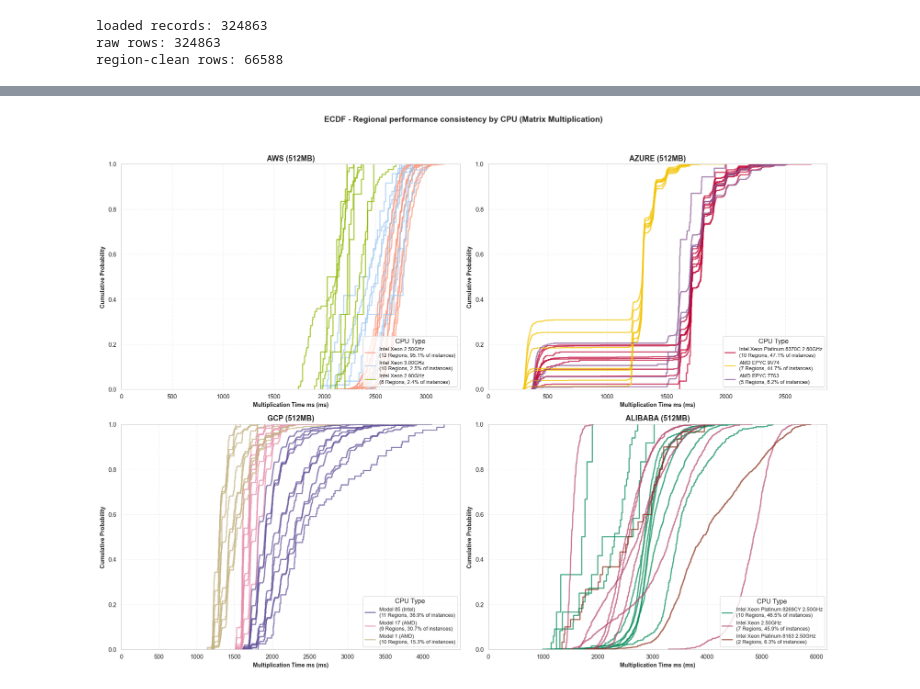
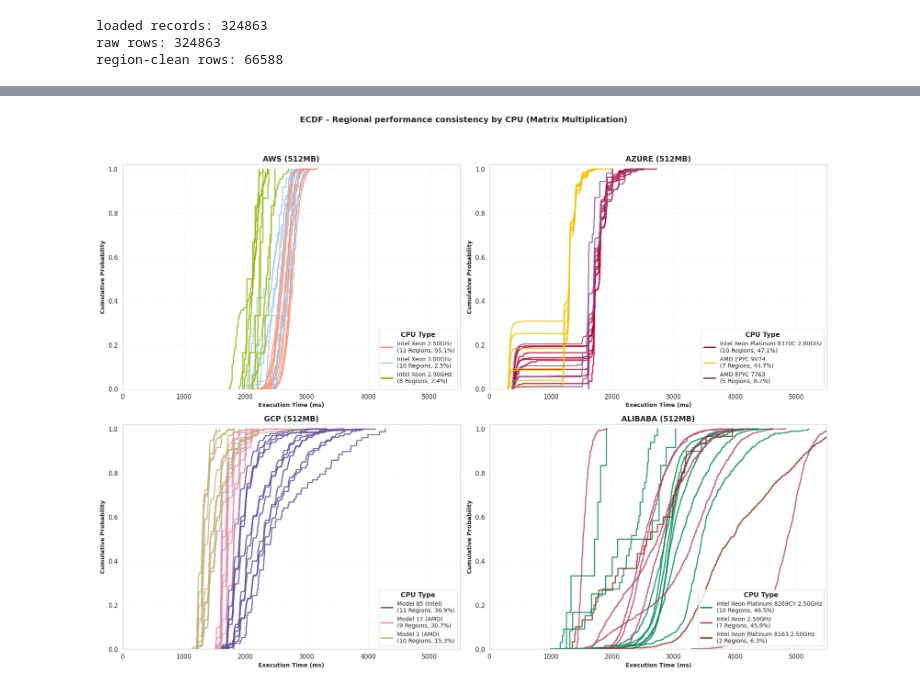
Before and after one commit to Persists/classifaas-results, a Jupyter notebook: stage_a.ipynb, the cells around one changed output, grey strips where cells are left out. Cells and saved outputs as stored; diff of their text form; code cells hidden in the pictures.

```diff
--- a/stage_a.ipynb
+++ b/stage_a.ipynb
@@ -227,8 +164,8 @@ def create_regional_performance_lollipop(
     n_regions = len(regions_sorted)
     fig, (ax1, ax2, ax3) = plt.subplots(
         1, 3,
-        figsize=(16, max(6, n_regions * 0.55)),
-        gridspec_kw={"width_ratios": [1.2, 0.6, 1]},
+        figsize=(12, max(6, n_regions * 0.55)),
+        gridspec_kw={"width_ratios": [1, 0.8, 1]},
     )
     y_pos = np.arange(n_regions)
     bar_height = 0.65
@@ -289,7 +226,7 @@ def create_regional_performance_lollipop(
                 ax3.text(
                     left[i] + v / 2,
                     y_pos[i] ,  # Use y_pos directly
-                    f"{v:.0f}",
+                    f"{v:.00f}",
                     ha="center",
                     va="center_baseline",
                     fontweight="bold",
@@ -310,9 +247,10 @@ def create_regional_performance_lollipop(
 
     # Legend & title
     handles, labels = ax3.get_legend_handles_labels()
-    fig.legend(handles, labels, title="CPU Type", loc="lower center", bbox_to_anchor=(0.5, -0.02), ncol=min(4, len(handles)), fontsize=10)
+    leg = fig.legend(handles, labels, title="CPU Type", loc="lower center", bbox_to_anchor=(0.5, -0.02), ncol=min(4, len(handles)), fontsize=10)
+    leg.get_title().set_fontweight("bold")
+
     fig.suptitle(f"{provider.upper()} – Regional Performance & CPU Heterogeneity ({memory_size} MB)", fontsize=14, fontweight="bold", y=0.98)
-
     plt.tight_layout(rect=[0, 0.08, 1, 0.95])
 
     # Save
@@ -346,6 +284,7 @@ import pandas as pd
 import seaborn as sns
 import matplotlib.pyplot as plt
 import numpy as np
+from matplotlib.lines import Line2D
 
 from helpers.benchmark import metric_for_benchmark
 from helpers.cpus import shorten_cpu_name, get_cpu_palette
@@ -387,12 +326,7 @@ def plot_cpu_consistency_ecdf_raw(
     show: bool = True,
 ):
     """
-    ECDF plots (RAW): each line is one CPU type in one region, using ALL warm invocation values.
-
-    - Expects df already region-cleaned (CPU normalized, warm-only, complete groups, Tukey done per region).
-    - Does NOT call filter_cpu_data().
-    - Does NOT aggregate per instance (no mean/median).
-    - Uses get_cpu_palette(...) for consistent CPU colors (same style as your 3-panel plot).
+    ECDF plots using sns.ecdfplot: each line is one CPU type in one region.
     """
 
     if providers is None:
@@ -401,7 +335,6 @@ def plot_cpu_consistency_ecdf_raw(
         memory_configs = {p: 512 for p in providers}
 
     metric = metric_for_benchmark(benchmark_type)
-    metric_label = metric.replace("_", " ").title().replace("Ms", "ms")
 
     n = len(providers)
     ncols = 2
@@ -437,17 +370,16 @@ def plot_cpu_consistency_ecdf_raw(
             ax.axis("off")
             continue
 
-        # consistent CPU colors (like your 3-panel plot)
+        # consistent CPU colors
         cpu_colors = get_cpu_palette(top_cpus, provider=provider)
 
         # axis limits
         xmax = df_prov.loc[df_prov["cpu_type"].isin(top_cpus), metric].max()
         ax.set_xlim(0, xmax * 1.05 if pd.notna(xmax) and xmax > 0 else None)
-        ax.set_ylim(0, 1)
+        ax.set_ylim(0, 1.02)
 
-        lines_for_legend = []
-        labels_for_legend = []
         total_instances = df_prov["instance_id"].nunique()
+        legend_elements = []
 
         for cpu_name in top_cpus:
             cpu_data = df_prov[df_prov["cpu_type"] == cpu_name]
@@ -459,43 +391,43 @@ def plot_cpu_consistency_ecdf_raw(
             cpu_clean = shorten_cpu_name(cpu_name)
             color = cpu_colors.get(cpu_name, "#7f8c8d")
 
-            added_to_legend = False
-
+            # Plot each region as separate ECDF line (same color)
             for region in regions:
-                r_vals = (
-                    cpu_data.loc[cpu_data["region"] == region, metric]
-                    .dropna()
-                    .sort_values()
-                    .values
-                )
-                if len(r_vals) < 5:
+                region_data = cpu_data[cpu_data["region"] == region]
+                if len(region_data) < 5:
                     continue
 
-                # ECDF step plot starting at y=0
-                y_ecdf = np.arange(1, len(r_vals) + 1) / len(r_vals)
-                x_step = np.concatenate(([r_vals[0]], r_vals))
-                y_step = np.concatenate(([0.0], y_ecdf))
+                sns.ecdfplot(
+                    data=region_data,
+                    x=metric,
+                    color=color,
+                    alpha=0.8,
+                    linewidth=2,
+                    ax=ax,
+                    legend=False
+                )
 
-                line = ax.step(x_step, y_step, where="post", color=color, alpha=0.7, linewidth=2)[0]
+            # Add to custom legend
+            legend_elements.append(
+                Line2D([0], [0], color=color, linewidth=2.5,
+                       label=f"{cpu_clean}\n({len(regions)} Regions, {share:.1f}%)")
+            )
 
-                if not added_to_legend:
-                    lines_for_legend.append(line)
-                    labels_for_legend.append(f"{cpu_clean}\n({len(regions)} Regions, {share:.1f}% of instances)")
-                    added_to_legend = True
-
-        if lines_for_legend:
-            ax.legend(
-                lines_for_legend,
-                labels_for_legend,
+        if legend_elements:
+            leg = ax.legend(
+                handles=legend_elements,
                 title="CPU Type",
-                fontsize=9,
+                fontsize=10,
                 loc="lower right",
             )
+            leg.get_title().set_fontweight("bold")
 
+        ax.set_xlim(0, 5500)
         ax.set_title(f"{provider.upper()} ({memory_size}MB)", fontweight="bold", fontsize=13)
-        ax.set_xlabel(f"{metric_label} (ms)", fontweight="bold", fontsize=10)
+        ax.set_xlabel("Execution Time (ms)", fontweight="bold", fontsize=10)
         ax.set_ylabel("Cumulative Probability", fontweight="bold", fontsize=10)
         ax.grid(True, linestyle=":", alpha=0.6)
+
 
     for j in range(n, len(axes)):
         axes[j].axis("off")
@@ -509,7 +441,7 @@ def plot_cpu_consistency_ecdf_raw(
     plt.tight_layout(rect=[0, 0.02, 1, 0.96])
 
     os.makedirs(out_dir, exist_ok=True)
-    out_file = f"{out_dir}/cpu_consistency_ecdf_raw_consistent_colors.pdf"
+    out_file = f"{out_dir}/cpu_consistency_ecdf_raw_sns.pdf"
     plt.savefig(out_file, bbox_inches="tight")
     print(f"Saved: {out_file}")
 
@@ -519,7 +451,7 @@ def plot_cpu_consistency_ecdf_raw(
         plt.close(fig)
 
 
-# Example usage (df is the region-cleaned df)
+# Example usage
 mixed_memory_config = {"aws": 512, "gcp": 512, "alibaba": 512, "azure": 512}
 
 plot_cpu_consistency_ecdf_raw(
@@ -536 +468 @@ Saved: plots/stage_a/cpu_consistency_ecdf_raw_consistent_colors.pdf
-[figure, old version]
+[figure, new version]
```
Also changed, not shown: parts of 5 cells of this notebook, 21 other files.
